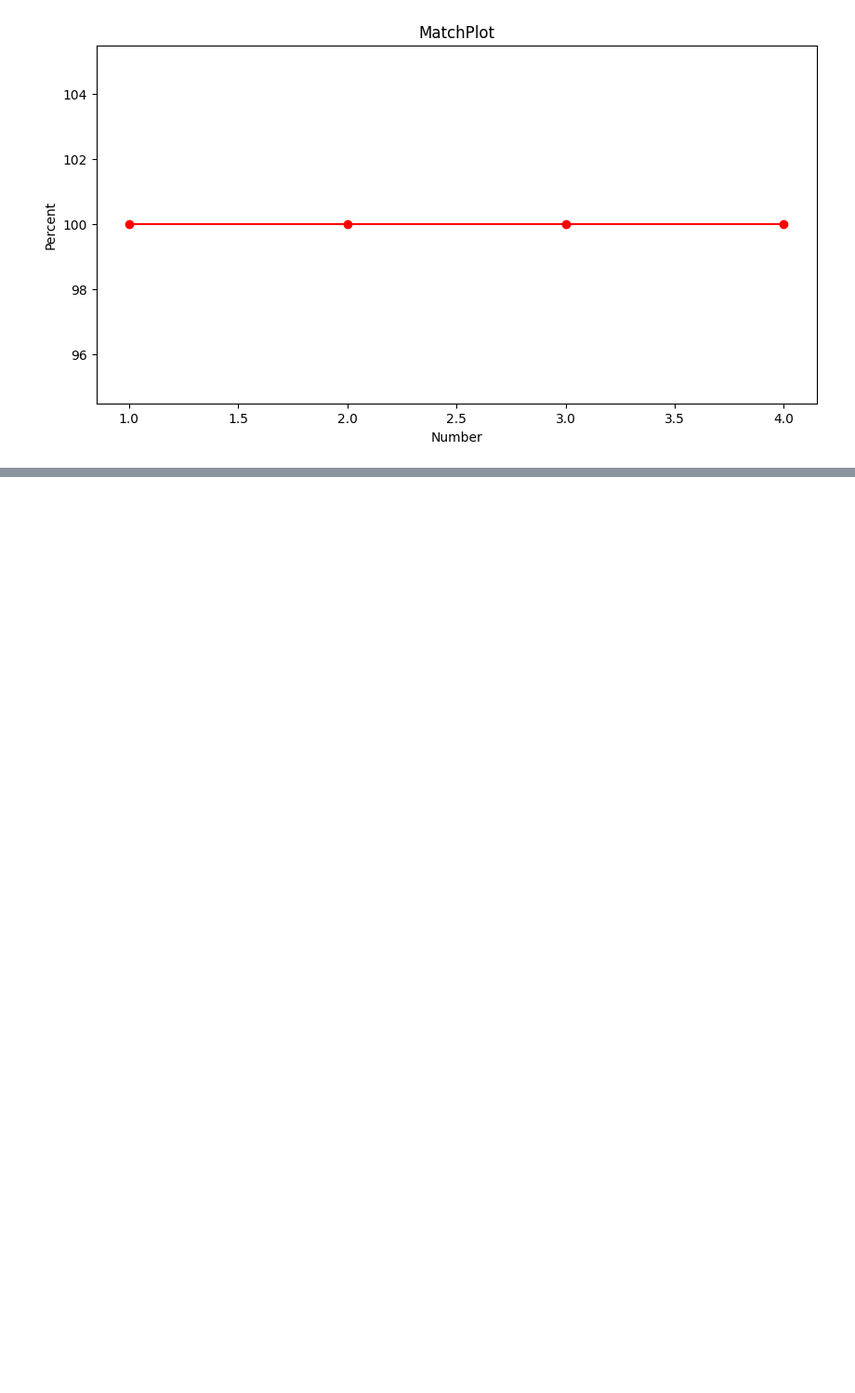
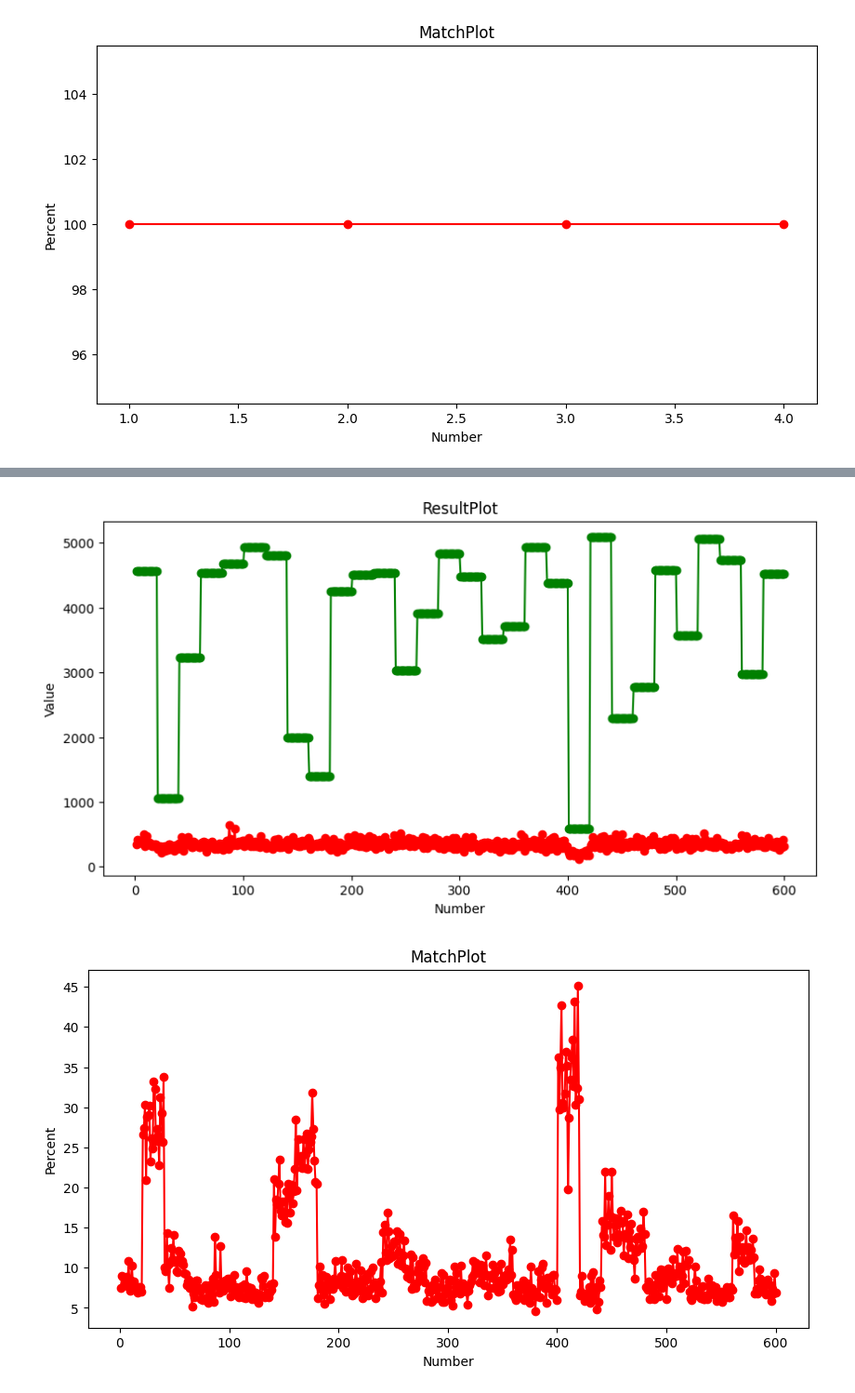
Before and after one commit to IvanyutinSA/KnapsackProblem, a Jupyter notebook: compilation.ipynb, the cells around one changed output, grey strips where cells are left out. Shown at 93% size. Saved outputs shown, nothing was run; the diff lists cells and outputs as text; code cells hidden in the pictures; blank space fills up the shorter version.

```diff
--- a/compilation.ipynb
+++ b/compilation.ipynb
@@ -141,0 +219,9 @@ vis.MatchPlot(y_hat, y)
+# %%
+items = 100
+cases = 30
+attempts = 20
+
+y_hat, y = test.RandomMultiple(items=items, cases=cases, attempts=attempts)
+
+print("out\tlib")
+display_pairs(y_hat, y)
@@ -141,0 +246,6 @@ vis.MatchPlot(y_hat, y)
+# %%
+vis.ResultPlot(y_hat, y)
+vis.MatchPlot(y_hat, y)
+# %% [output]
+[figure, added]
+[figure, added]
```
Also changed, not shown: parts of 19 cells of this notebook, 18 other files.
